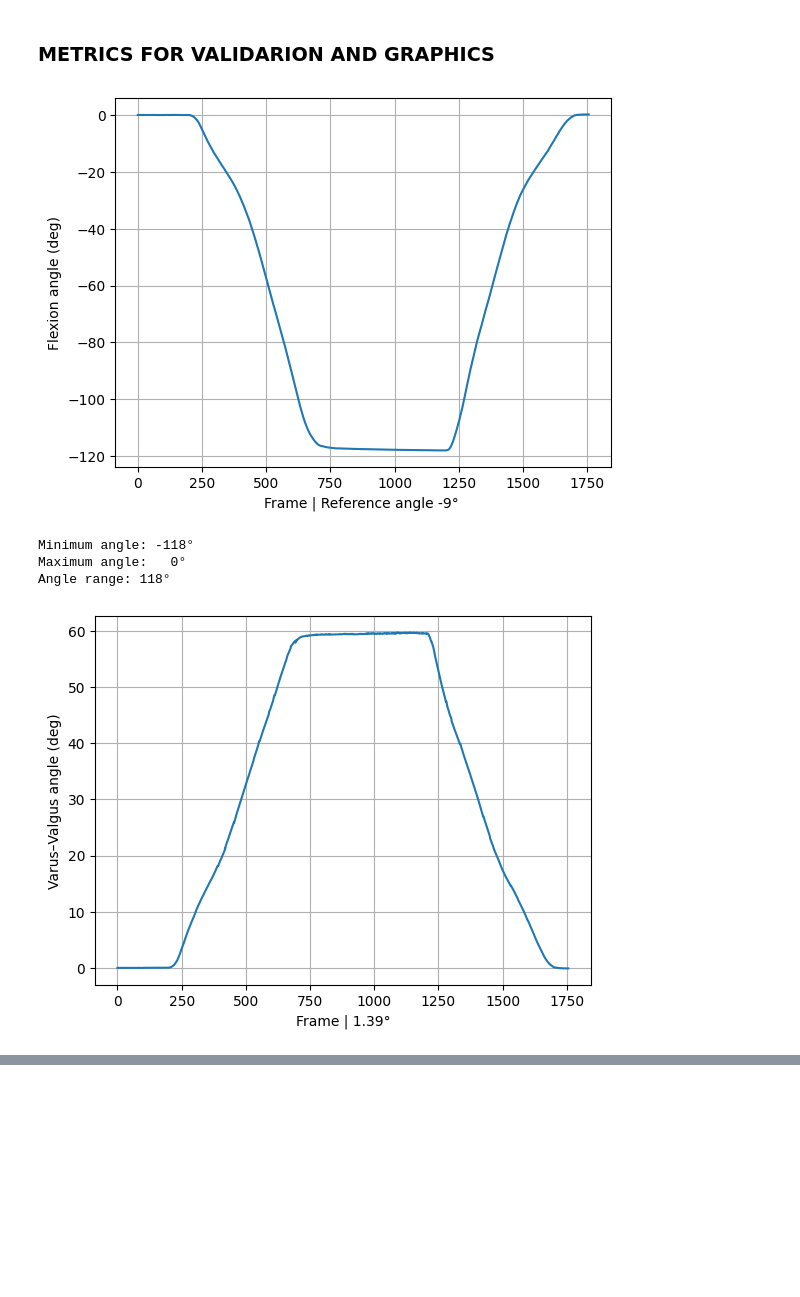
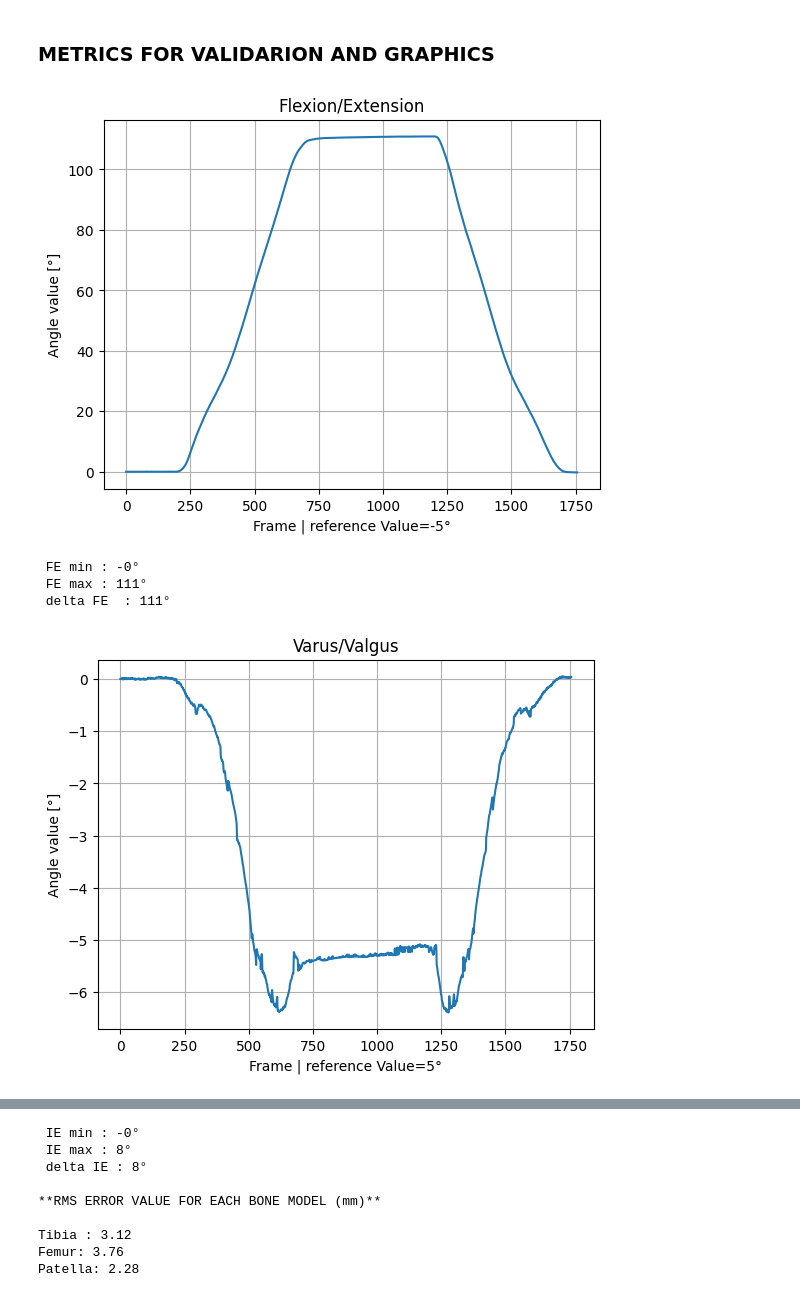
Before and after one commit to emile-kophi/KNEE-JOINT-KINEMATICS-SIMULATION, a Jupyter notebook: python/Motive_Unity_Pipeline.ipynb, the cells around one changed output, grey strips where cells are left out. Cells and saved outputs as stored; diff of their text form; code cells hidden in the pictures; blank space fills up the shorter version.

Commit message:
add correct FE,VV and IE angles

```diff
--- a/python/Motive_Unity_Pipeline.ipynb
+++ b/python/Motive_Unity_Pipeline.ipynb
@@ -54,6 +54,7 @@ anatomy = {
 
         # Surface / landmark points (used for Kabsch & validation)
         "AMT": Rot_B2M @ np.array([-0.02177037, -0.2164885,  0.01993167], dtype=float),
+        "ALT": Rot_B2M @ np.array([0.008161, -0.207676,  -0.00993],       dtype=float),
         "LT":  Rot_B2M @ np.array([ 0.03097912,  0.1695145, -0.02298864], dtype=float),
         "MT":  Rot_B2M @ np.array([-0.03774497,  0.1665102,  0.005437955], dtype=float),
     },
@@ -131,52 +132,68 @@ Mesh → World pipeline completed successfully.
 ### **METRICS FOR VALIDARION AND GRAPHICS**
 # %%
 import matplotlib.pyplot as plt
-import numpy as np
-# LOAD MESH → WORLD TRANSFORMS (MOTIVE WORLD)
+
 R_tibia,   T_tibia   = load_mesh_to_world("../data/Rigid_Transformation/mesh_to_world_tibia.npz")
 R_femur,   T_femur   = load_mesh_to_world("../data/Rigid_Transformation/mesh_to_world_femur.npz")
 R_patella, T_patella = load_mesh_to_world("../data/Rigid_Transformation/mesh_to_world_patella.npz")
 
-# FLEXION ANGLE
-angle = knee_flexion_angle(R_tibia, T_tibia, R_femur, T_femur, plot=True, anatomy=anatomy)
-print(f"Minimum angle: {angle.min():.0f}°")
-print(f"Maximum angle:   {angle.max():.0f}°")
-print(f"Angle range: {angle.max() - angle.min():.0f}°\n")
 
-# VARUS–VALGUS ANGLE
-angle = knee_varus_valgus_angle(
-    R_world_tibia=R_tibia,
-    T_world_tibia=T_tibia,
-    R_world_femur=R_femur,
-    T_world_femur=T_femur,
-    anatomy=anatomy,
-    plot=True
+
+# Compute Grood & Suntay angles
+FE, VV, IE = grood_suntay_pipeline(
+    R_femur, T_femur,
+    R_tibia, T_tibia,
+    anatomy,
+    side="LEFT"
 )
-print(f"Minimum angle: {angle.min():.0f}°")
-print(f"Maximum angle: {angle.max():.0f}°")
-print(f"Angle range: {angle.max() - angle.min():.0f}°\n")
+baseFE=FE[0]
+baseVV=VV[0]
+baseIE=IE[0]
+FE-=FE[0]
+VV-=VV[0]
+IE-=IE[0]
+# Plot
+plt.figure();plt.plot(FE);plt.title("Flexion/Extension");
+plt.xlabel(f"Frame | reference Value={baseFE:.0f}°");plt.ylabel("Angle value [°]");plt.grid(True)
+plt.show()
+print(f"\n FE min : {FE.min() :.0f}°")
+print(f" FE max : {FE.max() :.0f}°")
+print(f" delta FE  : {(FE.max()-FE.min()):.0f}°\n")
 
+plt.figure();plt.plot(VV);plt.title("Varus/Valgus")
+plt.xlabel(f"Frame | reference Value={baseVV:.0f}°");plt.ylabel("Angle value [°]");plt.grid(True)
+plt.show()
+print(f"\n FE min : {VV.min() :.0f}°")
+print(f" VV max : {VV.max() :.0f}°")
+print(f" delta VV : {(VV.max()-VV.min()):.0f}°\n")
+
+plt.figure();plt.plot(IE);plt.title("Internal/External")
+plt.xlabel(f"Frame | reference Value={baseIE:.0f}°");plt.ylabel("Angle value [°]");plt.grid(True)
+plt.show()
+print(f"\n IE min : {IE.min() :.0f}°")
+print(f" IE max : {IE.max() :.0f}°")
+print(f" delta IE : {(IE.max()-IE.min()):.0f}°\n")
 
 
 
 # RMS ERROR
 err_tibia, err_femur, err_patella = RMS_error(
     R_tibia, T_tibia,
     R_femur, T_femur,
     R_patella, T_patella,
     anatomy=anatomy,
     tibia_global_csv="../data/csv_files/tibiaGlobalPoints.csv",
     femur_global_csv="../data/csv_files/femurGlobalPoints.csv",
     patella_global_csv="../data/csv_files/patellaGlobalPoints.csv",
 
 )
-
-print(f"Tibia RMS  (mm): {err_tibia.mean() * 1000:.2f}")
-print(f"Femur RMS  (mm): {err_femur.mean() * 1000:.2f}")
-print(f"Patella RMS(mm): {err_patella.mean() * 1000:.2f}")
+print("**RMS ERROR VALUE FOR EACH BONE MODEL (mm)**")
+print(f"\nTibia : {err_tibia.mean() * 1000:.2f}")
+print(f"Femur: {err_femur.mean() * 1000:.2f}")
+print(f"Patella: {err_patella.mean() * 1000:.2f}")
 # %% [output]
-[figure, old version]
+[figure, new version]
-Minimum angle: -118°
-Maximum angle:   0°
-Angle range: 118°
+ FE min : -0°
+ FE max : 111°
+ delta FE  : 111°
-[figure, old version]
+[figure, new version]
@@ -189,0 +204,9 @@ Patella RMS(mm): 2.28
+ IE min : -0°
+ IE max : 8°
+ delta IE : 8°
+
+**RMS ERROR VALUE FOR EACH BONE MODEL (mm)**
+
+Tibia : 3.12
+Femur: 3.76
+Patella: 2.28
```
Also changed, not shown: parts of 2 cells of this notebook, 8 other files.
